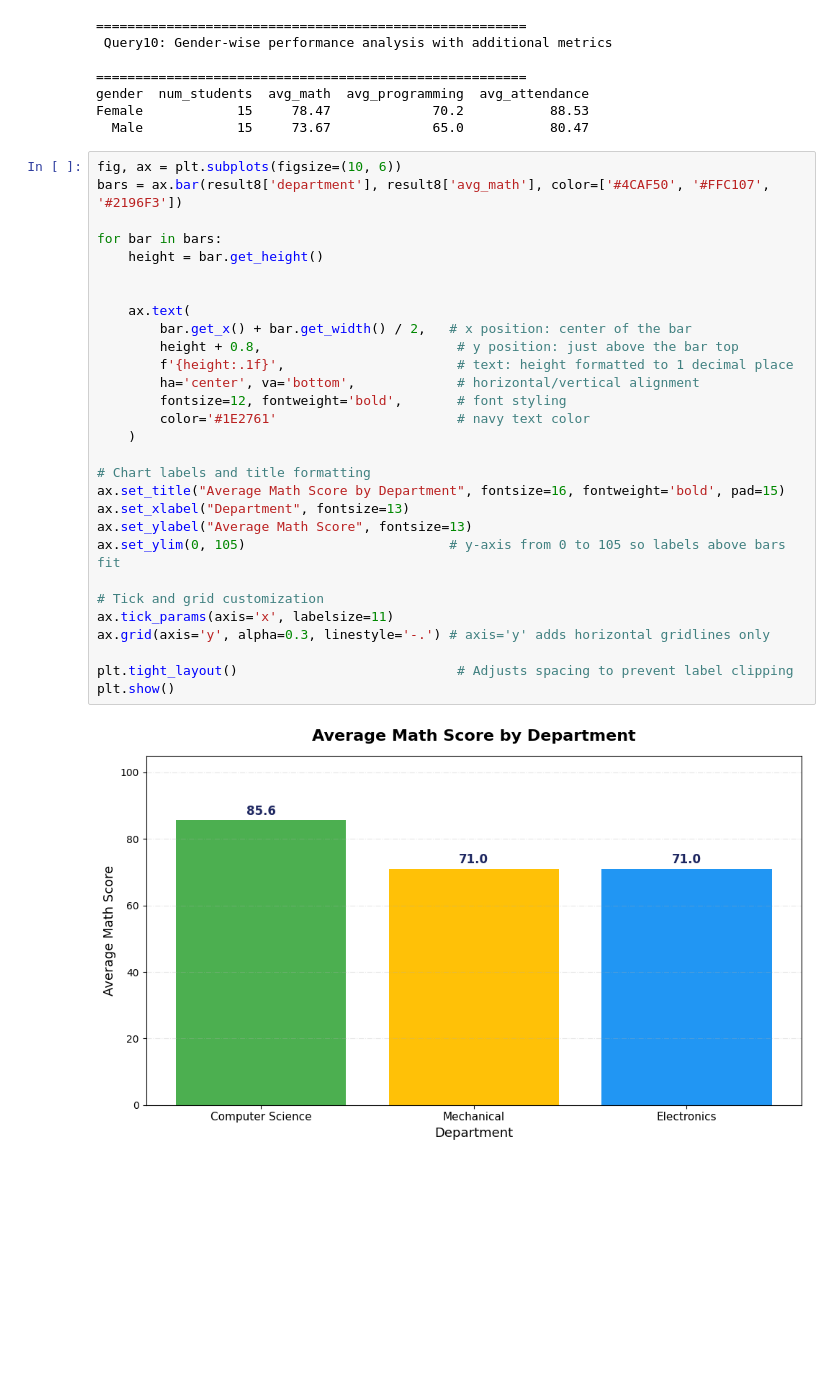
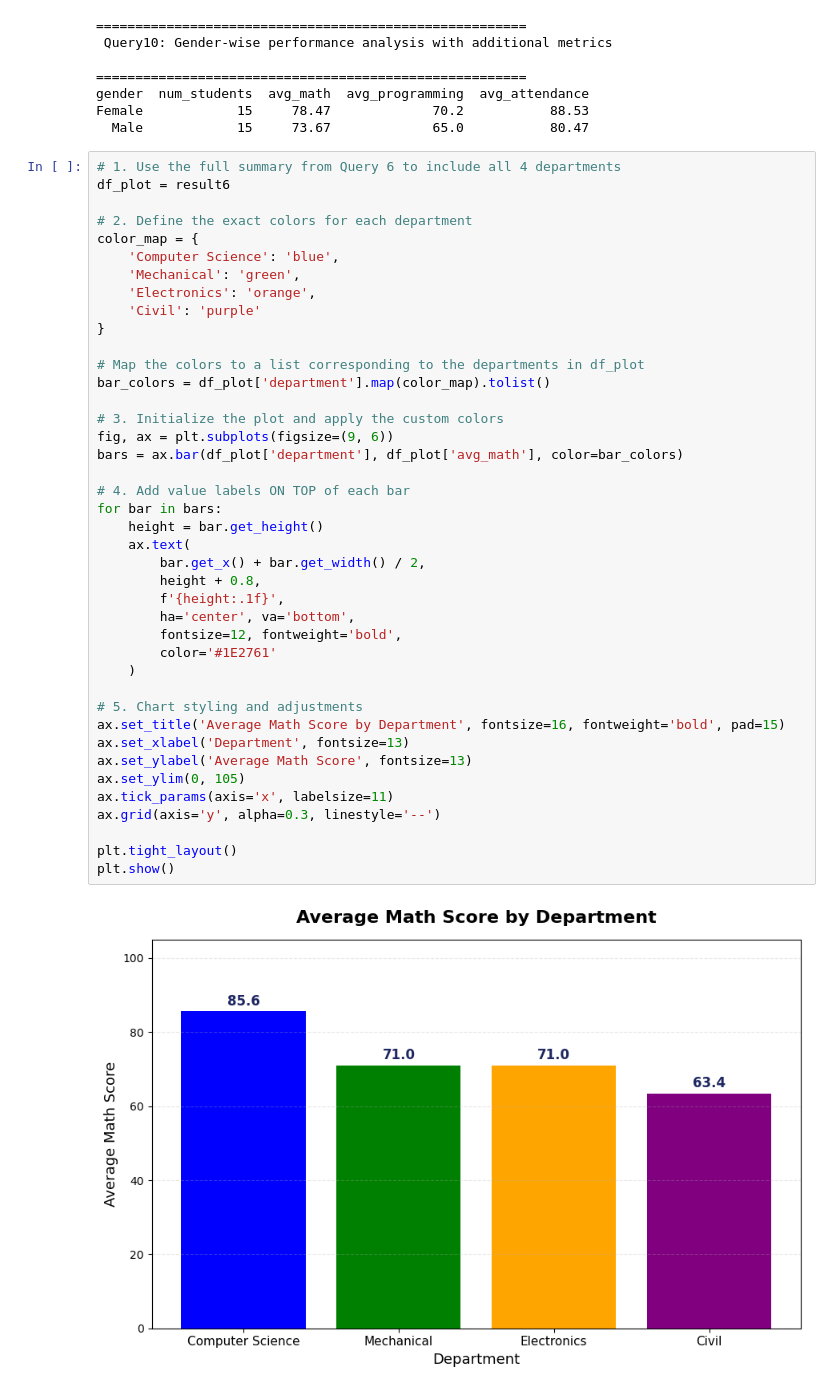
Before and after one commit to KEERTHANASRI-A-M-0609/keerthanasri-codeboosters-2026, a Jupyter notebook: Day 2/DAY_2.ipynb, the cells around one changed output. Drawn from its saved outputs; the diff is of its cells as text; blank space fills up the shorter version.

```diff
--- a/Day 2/DAY_2.ipynb
+++ b/Day 2/DAY_2.ipynb
@@ -426,33 +426,45 @@ gender  num_students  avg_math  avg_programming  avg_attendance
 Female            15     78.47             70.2           88.53
   Male            15     73.67             65.0           80.47
 # %%
-fig, ax = plt.subplots(figsize=(10, 6))
-bars = ax.bar(result8['department'], result8['avg_math'], color=['#4CAF50', '#FFC107', '#2196F3'])
+# 1. Use the full summary from Query 6 to include all 4 departments
+df_plot = result6
 
+# 2. Define the exact colors for each department
+color_map = {
+    'Computer Science': 'blue',
+    'Mechanical': 'green',
+    'Electronics': 'orange',
+    'Civil': 'purple'
+}
+
+# Map the colors to a list corresponding to the departments in df_plot
+bar_colors = df_plot['department'].map(color_map).tolist()
+
+# 3. Initialize the plot and apply the custom colors
+fig, ax = plt.subplots(figsize=(9, 6))
+bars = ax.bar(df_plot['department'], df_plot['avg_math'], color=bar_colors)
+
+# 4. Add value labels ON TOP of each bar
 for bar in bars:
     height = bar.get_height()
-
-
     ax.text(
-        bar.get_x() + bar.get_width() / 2,   # x position: center of the bar
-        height + 0.8,                         # y position: just above the bar top
-        f'{height:.1f}',                      # text: height formatted to 1 decimal place
-        ha='center', va='bottom',             # horizontal/vertical alignment
-        fontsize=12, fontweight='bold',       # font styling
-        color='#1E2761'                       # navy text color
+        bar.get_x() + bar.get_width() / 2,
+        height + 0.8,
+        f'{height:.1f}',
+        ha='center', va='bottom',
+        fontsize=12, fontweight='bold',
+        color='#1E2761'
     )
 
-# Chart labels and title formatting
-ax.set_title("Average Math Score by Department", fontsize=16, fontweight='bold', pad=15)
-ax.set_xlabel("Department", fontsize=13)
-ax.set_ylabel("Average Math Score", fontsize=13)
-ax.set_ylim(0, 105)                          # y-axis from 0 to 105 so labels above bars fit
+# 5. Chart styling and adjustments
+ax.set_title('Average Math Score by Department', fontsize=16, fontweight='bold', pad=15)
+ax.set_xlabel('Department', fontsize=13)
+ax.set_ylabel('Average Math Score', fontsize=13)
+ax.set_ylim(0, 105)
+ax.tick_params(axis='x', labelsize=11)
+ax.grid(axis='y', alpha=0.3, linestyle='--')
 
-# Tick and grid customization
-ax.tick_params(axis='x', labelsize=11)
-ax.grid(axis='y', alpha=0.3, linestyle='-.') # axis='y' adds horizontal gridlines only
-
-plt.tight_layout()                            # Adjusts spacing to prevent label clipping
+plt.tight_layout()
 plt.show()
 # %% [output]
-[figure, old version]
+[figure, new version]
```
Also changed, not shown: parts of 1 cell of this notebook.
